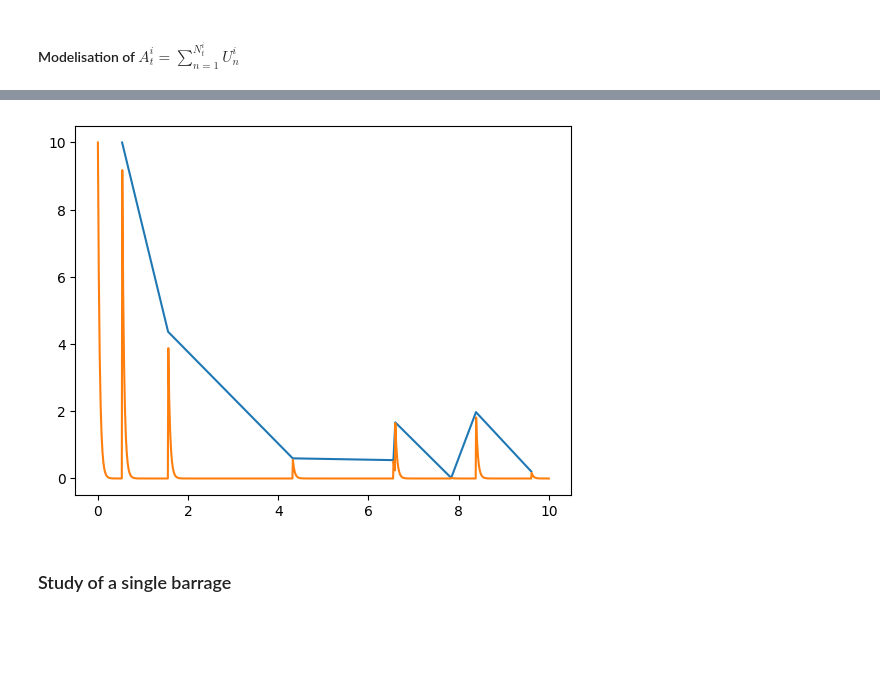
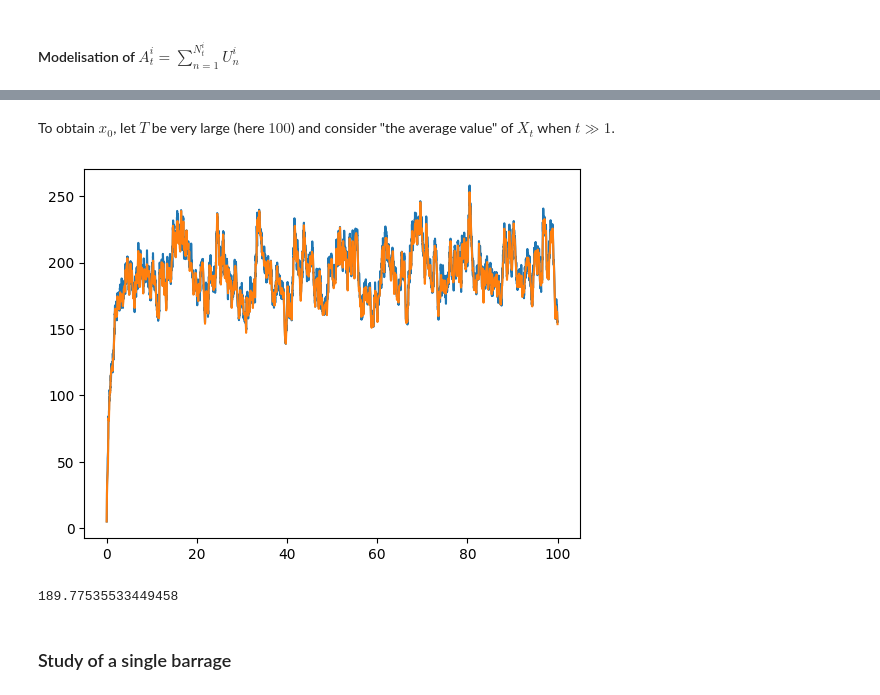
Before and after one commit to Zian-Chen/Barrages, a Jupyter notebook: projet.ipynb, the cells around one changed output, grey strips where cells are left out. Cells and saved outputs as stored; diff of their text form; code cells hidden in the pictures; blank space fills up the shorter version.

Commit message:
Update value of x_0

```diff
--- a/projet.ipynb
+++ b/projet.ipynb
@@ -135,17 +135,31 @@ class Rainfall():
         while self.t[i] <= t and i < len(self.t)-1:
             i += 1
         return np.exp(-self.r*(t-self.t[i-1]))*X[i-1]
+# %% [markdown]
+To obtain $x_0$, let $T$ be very large (here $100$) and consider "the average value" of $X_t$ when $t \gg 1$.
 # %%
-R = Rainfall(1, 0.999, 0.7, 0.07, 25)
-R.simulate_for_fixed_T(10)
-X = R.get_volume(10)
-x = np.linspace(0, 10, 1000)
+R = Rainfall(70, 0.9, 0.7, 0.07, 1)
+R.simulate_for_fixed_T(100)
+X = R.get_volume(5)
+x = np.linspace(0, 100, 1000)
 y = [R.get_volume_at_t(X, t) for t in x]
 plt.plot(R.t, X)
 plt.plot(x, y)
 plt.show()
 # %% [output]
-[figure, old version]
+[figure, new version]
+# %%
+values_X_T = []
+R = Rainfall(70, 0.9, 0.7, 0.07, 1)
+for _ in range(5000):
+    R.reset()
+    R.simulate_for_fixed_T(100)
+    X = R.get_volume(5)
+    values_X_T.append(R.get_volume_at_t(X, 100))
+x_0 = np.mean(values_X_T)
+print(x_0)
+# %% [output]
+189.77535533449458
 # %% [markdown]
 ### Study of a single barrage
 # %%
```
Also changed, not shown: parts of 3 cells of this notebook, 5 other files.
